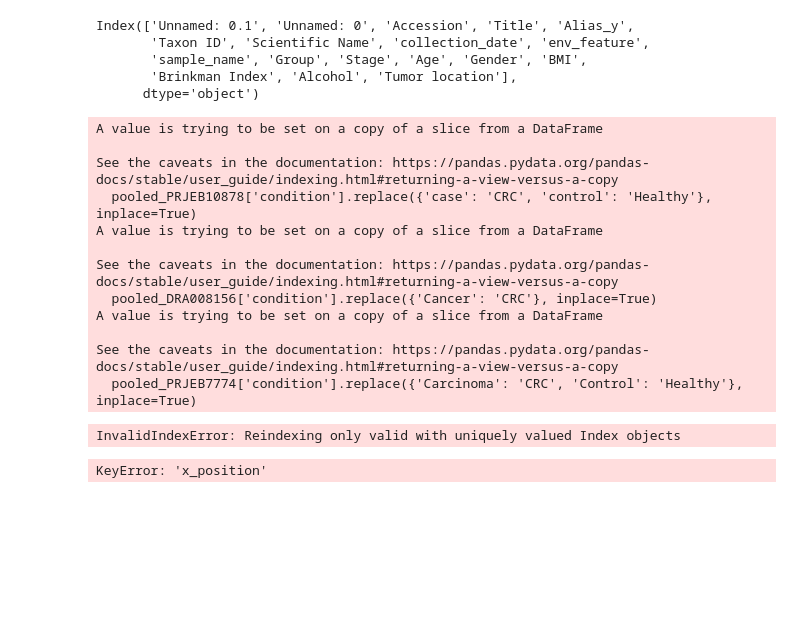
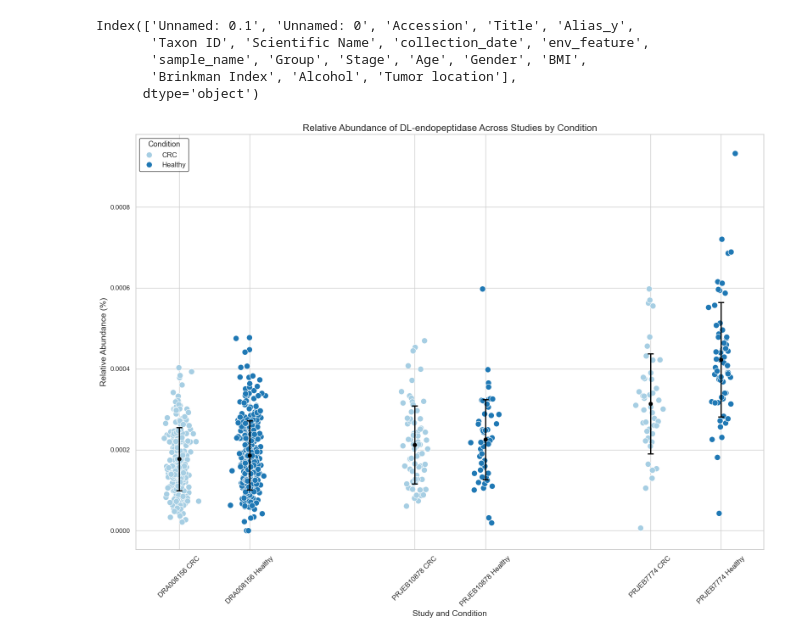
Before and after one commit to oliverdesa/Clustering_Metagenomics, a Jupyter notebook: src/clustering/figure_generation.ipynb, the cells around one changed output. Drawn from its saved outputs; the diff is of its cells as text; code cells hidden in the pictures; blank space fills up the shorter version.

Commit message:
finalized DLE plot and code

```diff
--- a/src/clustering/figure_generation.ipynb
+++ b/src/clustering/figure_generation.ipynb
@@ -729,8 +638,6 @@ display(pooled_PRJEB10878.head())
 meta_PRJEB10878['config'].replace({'case': 'CRC', 'control': 'Healthy'})
 meta_DRA008156['Group'].replace({'Cancer': 'CRC'})
 meta_PRJEB7774['sample_title'].replace({'Carcinoma': 'CRC', 'Control': 'Healthy'})
-
-meta_DRA008156 = pd.DataFrame(meta_DRA008156)
 # %%
 print(meta_DRA008156.columns)
 # %% [output]
@@ -751,19 +658,6 @@ pooled_PRJEB7774.rename(columns={'sample_title': 'condition'}, inplace=True)
 pooled_PRJEB10878['condition'].replace({'case': 'CRC', 'control': 'Healthy'}, inplace=True)
 pooled_DRA008156['condition'].replace({'Cancer': 'CRC'}, inplace=True)
 pooled_PRJEB7774['condition'].replace({'Carcinoma': 'CRC', 'Control': 'Healthy'}, inplace=True)
-# %% [output]
-A value is trying to be set on a copy of a slice from a DataFrame
-
-See the caveats in the documentation: https://pandas.pydata.org/pandas-docs/stable/user_guide/indexing.html#returning-a-view-versus-a-copy
-  pooled_PRJEB10878['condition'].replace({'case': 'CRC', 'control': 'Healthy'}, inplace=True)
-A value is trying to be set on a copy of a slice from a DataFrame
-
-See the caveats in the documentation: https://pandas.pydata.org/pandas-docs/stable/user_guide/indexing.html#returning-a-view-versus-a-copy
-  pooled_DRA008156['condition'].replace({'Cancer': 'CRC'}, inplace=True)
-A value is trying to be set on a copy of a slice from a DataFrame
-
-See the caveats in the documentation: https://pandas.pydata.org/pandas-docs/stable/user_guide/indexing.html#returning-a-view-versus-a-copy
-  pooled_PRJEB7774['condition'].replace({'Carcinoma': 'CRC', 'Control': 'Healthy'}, inplace=True)
 # %%
 pooled_DRA008156['Study'] = 'DRA008156'
 pooled_PRJEB10878['Study'] = 'PRJEB10878'
@@ -772,18 +666,20 @@ pooled_PRJEB7774['Study'] = 'PRJEB7774'
 # Combine the DataFrames
 combined_df = pd.concat([pooled_DRA008156, pooled_PRJEB10878, pooled_PRJEB7774], ignore_index=True)
 
+offset_mapping = {'Healthy': -0.2, 'CRC': 0.2}
+combined_df['x_offset'] = combined_df['condition'].map(offset_mapping)
+
+# Calculate adjusted x position for plotting
+combined_df['x_position'] = combined_df.groupby(['Study', 'condition']).ngroup() + combined_df['x_offset']
 
 combined_df['x_jittered'] = combined_df['x_position'] + np.random.normal(0, 0.05, size=len(combined_df))
-# %% [output]
-InvalidIndexError: Reindexing only valid with uniquely valued Index objects
 # %%
-combined_df['x_jittered'] = combined_df['x_position'] + np.random.normal(0, 0.05, size=len(combined_df))
-
+sns.set(style="whitegrid")
 
 plt.figure(figsize=(16, 12))
 
 # Create a scatter plot with error bars and means using the jittered positions
-palette = sns.color_palette("Set2")
+palette = sns.color_palette("Paired")
 marker_styles = ['o', 'o']  # Different markers for different conditions
 
 sns.scatterplot(data=combined_df, x='x_jittered', y='DL-endopeptidase', hue='condition', style='condition', markers=marker_styles, palette=palette, s=100)
@@ -791,31 +687,34 @@ sns.scatterplot(data=combined_df, x='x_jittered', y='DL-endopeptidase', hue='con
 # Plot means and error bars without jitter for clarity
 means = combined_df.groupby(['Study', 'condition', 'x_position'])['DL-endopeptidase'].mean().reset_index()
 errors = combined_df.groupby(['Study', 'condition', 'x_position'])['DL-endopeptidase'].std().reset_index()
 
 for _, row in means.iterrows():
     study = row['Study']
     condition = row['condition']
     x_pos = row['x_position']
     mean = row['DL-endopeptidase']
     error = errors[(errors['Study'] == study) & (errors['condition'] == condition)]['DL-endopeptidase'].values[0]
 
     plt.errorbar(x_pos, mean, yerr=error, fmt='o', capsize=5, capthick=2, elinewidth=2, color='black')  # Consistent color for means
 
 # Enhance the title and labels
 plt.title('Relative Abundance of DL-endopeptidase Across Studies by Condition', fontsize=16)
 plt.xlabel('Study and Condition', fontsize=14)
 plt.ylabel('Relative Abundance (%)', fontsize=14)
 
 # Adjust x-tick labels to show study names with conditions
 x_ticks_labels = [f'{study} {condition}' for study, condition in zip(means['Study'], means['condition'])]
 plt.xticks(means['x_position'].unique(), x_ticks_labels, rotation=45, fontsize=12)
 
 # Adjust the legend
 plt.legend(title='Condition', title_fontsize='13', fontsize='12', frameon=True, facecolor='white', edgecolor='black')
 
+# Adjust the layout
+plt.tight_layout()
+
 plt.savefig('./DLE_abudnance_plot.png', dpi=600)
 
 # Show plot
 plt.show()
 # %% [output]
-KeyError: 'x_position'
+[figure, added]
```
Also changed, not shown: parts of 5 cells of this notebook, 1 other file.
